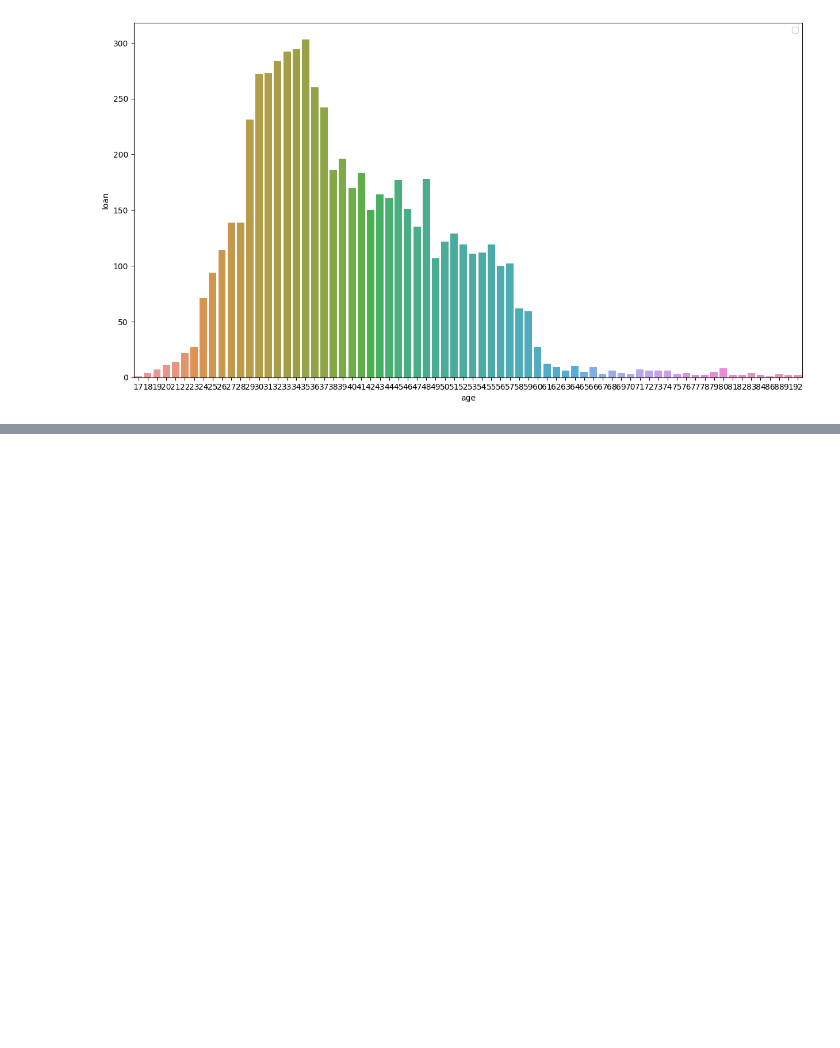
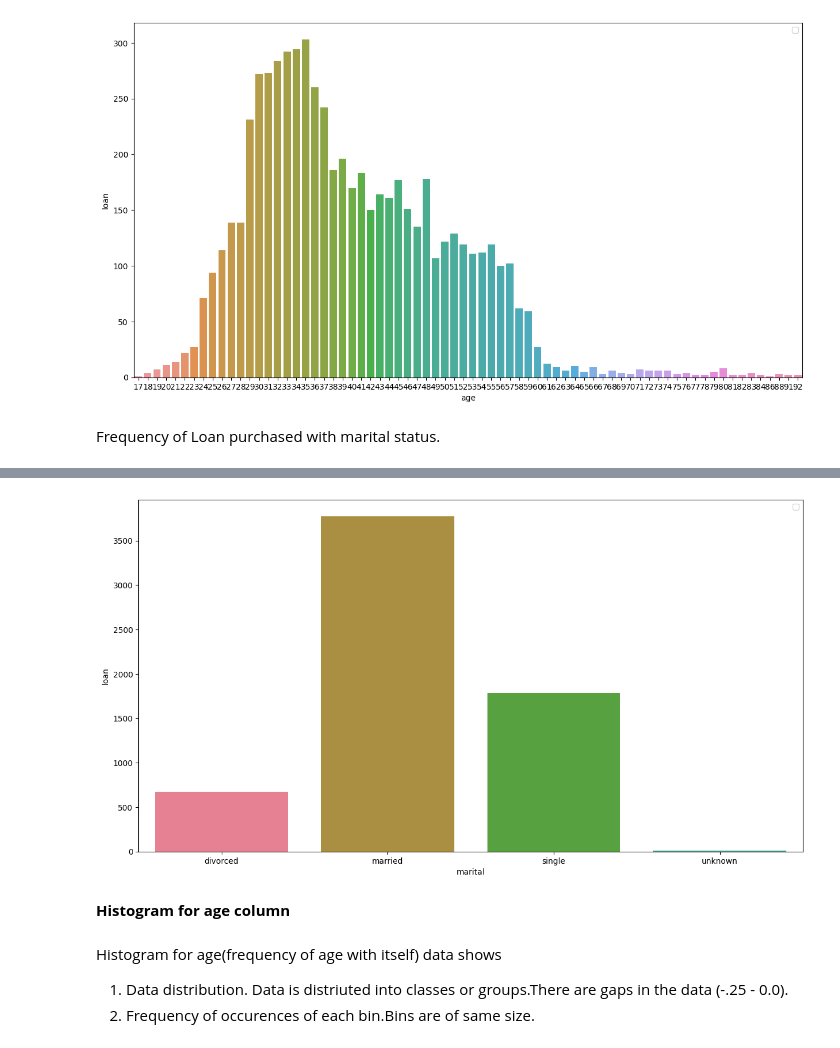
Before and after one commit to kigit2017/bankProject, a Jupyter notebook: bankMarketingProj.ipynb, the cells around one changed output, grey strips where cells are left out. Drawn from its saved outputs; the diff is of its cells as text; code cells hidden in the pictures; blank space fills up the shorter version.

```diff
--- a/bankMarketingProj.ipynb
+++ b/bankMarketingProj.ipynb
@@ -223,0 +228,6 @@ WARNING:matplotlib.legend:No artists with labels found to put in legend.  Note t
+# %% [markdown]
+Frequency of Loan purchased with marital status.
+# %%
+loan_pur = data[data['loan']=='yes'] .groupby('marital').count()
+barplots(loan_pur.index,loan_pur['loan'],loan_pur['y'])
+# %% [output]
@@ -223,0 +235,7 @@ WARNING:matplotlib.legend:No artists with labels found to put in legend.  Note t
+[figure, added]
+# %% [markdown]
+**Histogram for age column**
+# %% [markdown]
+Histogram for age(frequency of age with itself) data shows
+1.   Data distribution. Data is distriuted into classes or groups.There are gaps in the data (-.25 - 0.0).
+2.   Frequency of occurences of each bin.Bins are of same size.
```
Also changed, not shown: parts of 5 cells of this notebook.
